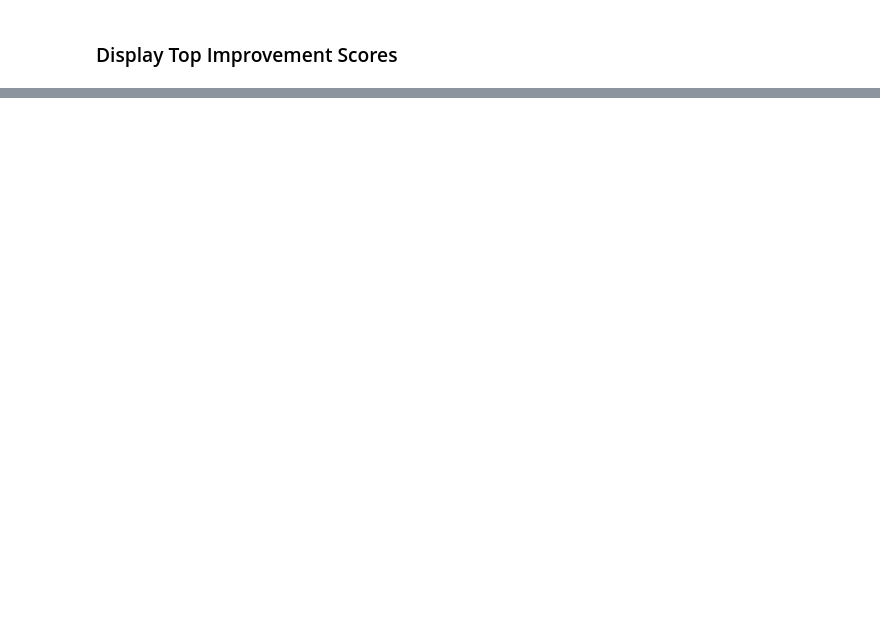
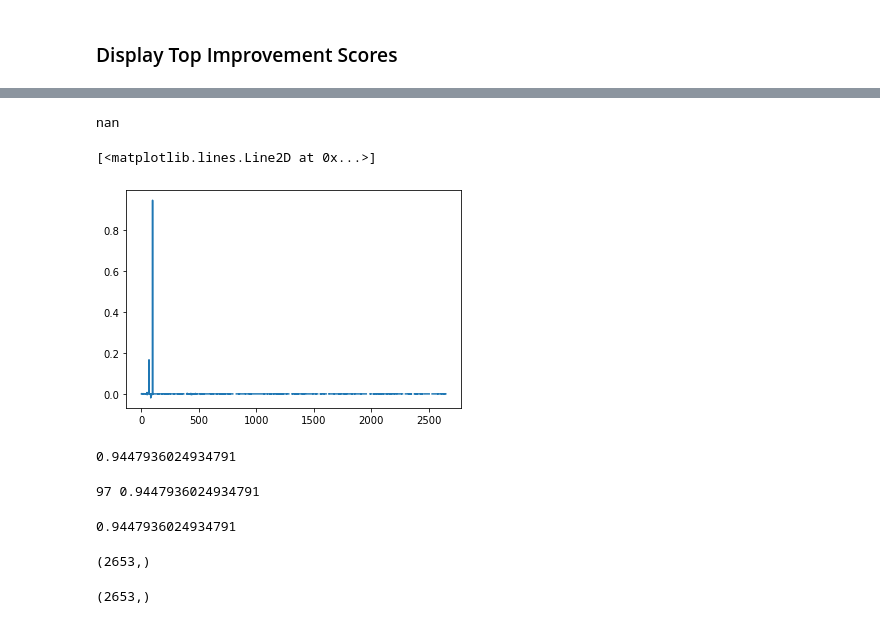
Before and after one commit to comocheng/autoscience_workflow, a Jupyter notebook: delay_uncertainty/improvement_scores.ipynb, the cells around one changed output, grey strips where cells are left out. Saved outputs shown, nothing was run; the diff lists cells and outputs as text; code cells hidden in the pictures; blank space fills up the shorter version.

```diff
--- a/delay_uncertainty/improvement_scores.ipynb
+++ b/delay_uncertainty/improvement_scores.ipynb
@@ -464,0 +518,33 @@ i       Delta   Reaction        Sensitivity     Improvement Score
+# %%
+first_derivative[0, 415]
+# %% [output]
+nan
+# %%
+my_slice = total_delays[:, 156] - np.ravel(total_base_delays[:, 156])[:]
+
+plt.plot(my_slice)
+# %% [output]
+[<matplotlib.lines.Line2D at 0x...>]
+[figure, added]
+# %%
+np.nanmax(my_slice)
+# %% [output]
+0.9447936024934791
+# %%
+for i in range(0, 200):
+    if my_slice[i] == np.nanmax(my_slice):
+        print(i, my_slice[i])
+# %% [output]
+97 0.9447936024934791
+# %%
+my_slice[97]
+# %% [output]
+0.9447936024934791
+# %%
+my_slice.shape
+# %% [output]
+(2653,)
+# %%
+total_delays[:, 156].shape
+# %% [output]
+(2653,)
```
Also changed, not shown: parts of 55 cells of this notebook.
